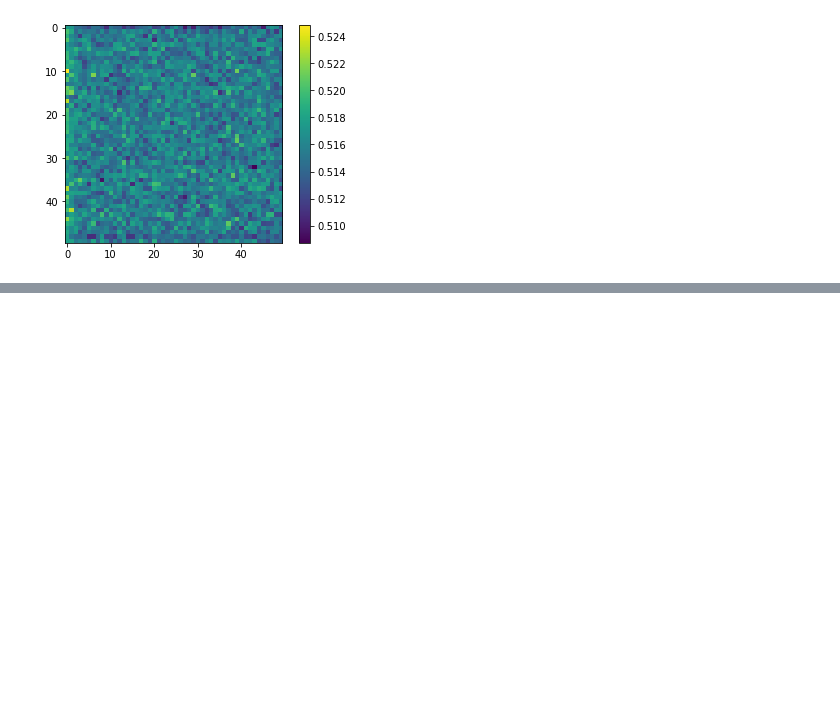
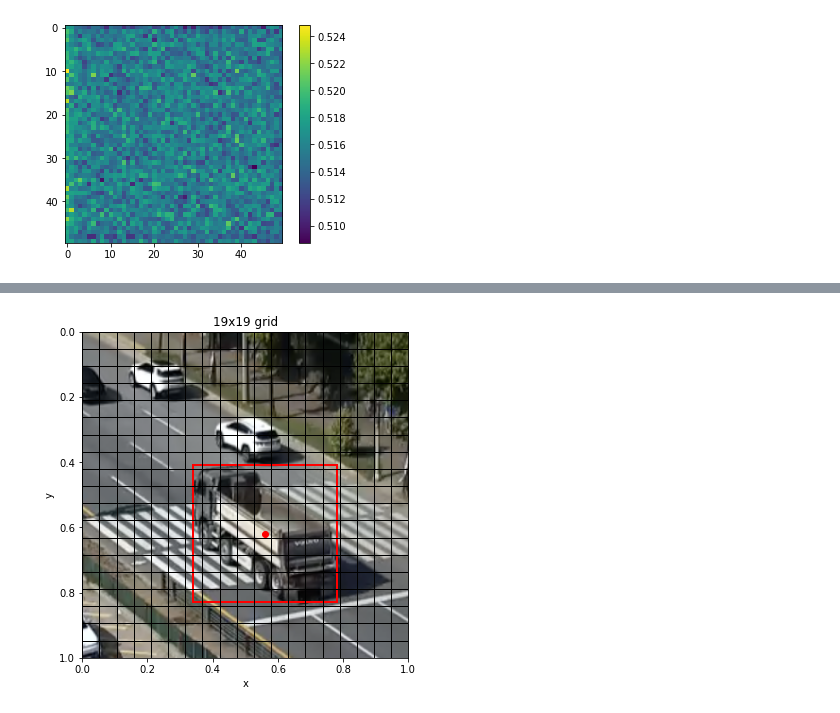
Before and after one commit to ohshane/google-ml-bootcamp-2023, a Jupyter notebook: Coursera/04-ConvolutionalNeuralNetworks/Week03.ipynb, the cells around one changed output, grey strips where cells are left out. Saved outputs shown, nothing was run; the diff lists cells and outputs as text; code cells hidden in the pictures; blank space fills up the shorter version.

```diff
--- a/Coursera/04-ConvolutionalNeuralNetworks/Week03.ipynb
+++ b/Coursera/04-ConvolutionalNeuralNetworks/Week03.ipynb
@@ -178,0 +160,47 @@ tensor([[[[0., 0., 0.,  ..., 0., 0., 0.],
+# %%
+import torch
+import torch.nn as nn
+import torchvision.transforms as T
+import torchvision.transforms.functional as TF
+import matplotlib.pyplot as plt
+import matplotlib.patches as patches
+from pathlib import Path
+import torchvision.transforms as T
+import torchvision.transforms.functional as TF
+from PIL import Image
+import numpy as np
+
+transform = T.Compose([
+    T.Resize(448),
+    T.CenterCrop(448),
+])
+
+img_path = Path('src') / 'dumptruck.png'
+img = Image.open(img_path).convert('RGB')
+img = transform(img)
+
+fig, ax = plt.subplots(figsize=(6,6))
+
+plt.title('19x19 grid')
+ax.imshow(img, extent=[0,1,1,0])
+ax.set_xlabel('x')
+ax.set_ylabel('y')
+for i in np.linspace(0, 1, 20):
+    ax.axvline(i, lw=1, c='k')
+    ax.axhline(i, lw=1, c='k')
+
+groundtruth_point = np.array([0.56, 0.62]) # (x,y)
+groundtruth_size  = np.array([0.44, 0.42]) # (w,h)
+
+groundtruth_point - groundtruth_size/2
+groundtruth_bb = patches.Rectangle(groundtruth_point-groundtruth_size/2,
+                                   *groundtruth_size,
+                                   linewidth=2,
+                                   edgecolor='r',
+                                   facecolor='none')
+
+ax.add_patch(groundtruth_bb)
+ax.scatter(*groundtruth_point, c='r')
+plt.show()
+# %% [output]
+[figure, added]
```
Also changed, not shown: parts of 10 cells of this notebook, 9 other files.
